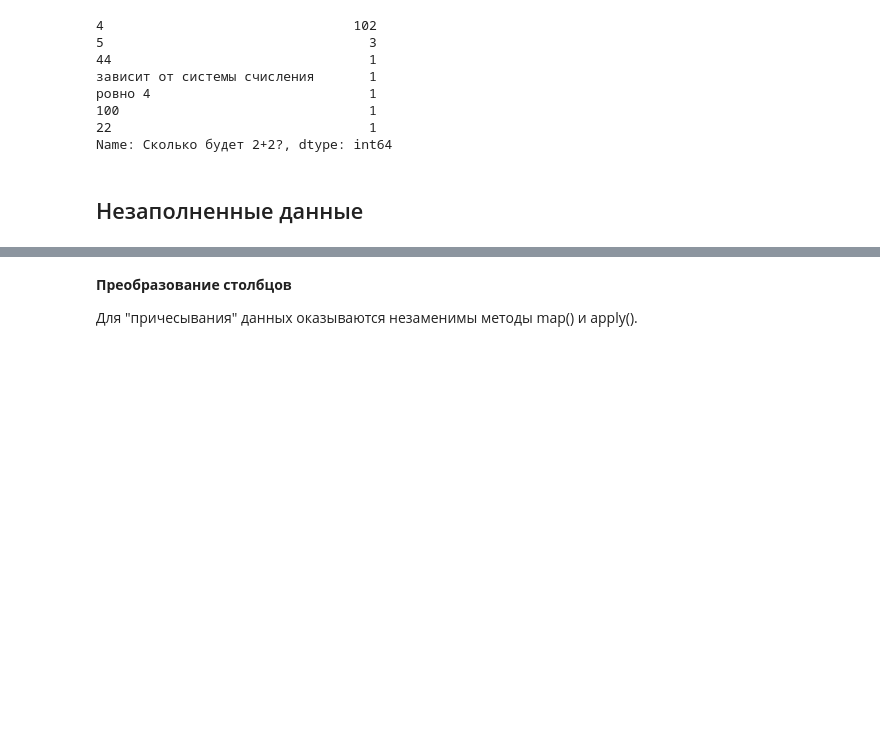
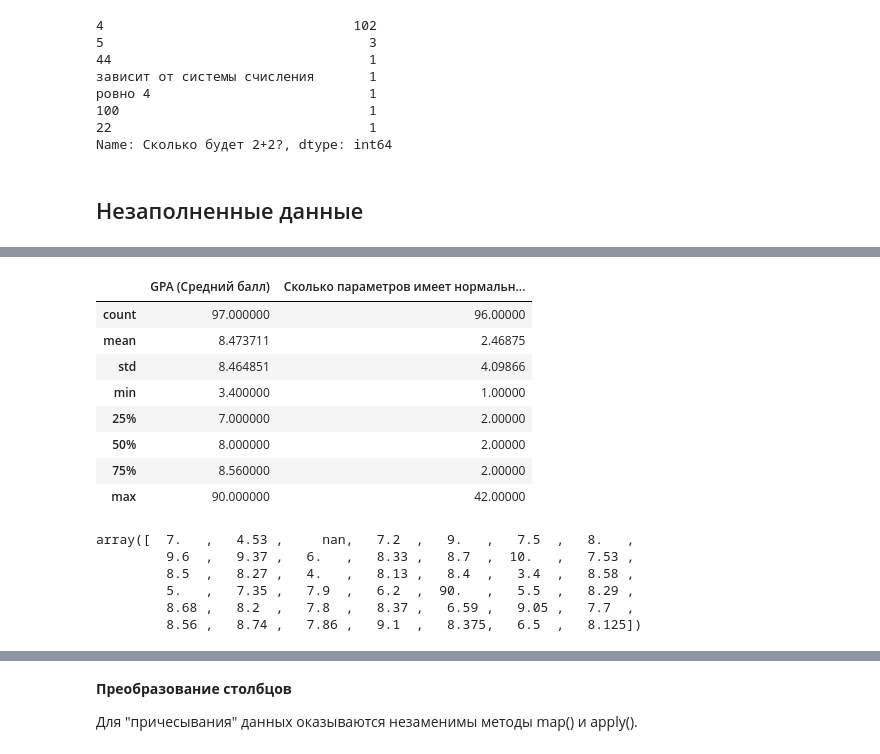
Before and after one commit to 1gnatov/ML_DM_HSE_minor, a Jupyter notebook: module2_data_analysis_notebooks/seminar02_pandas_visual/seminar02_practice_minor_poll.ipynb, the cells around one changed output, grey strips where cells are left out. Saved outputs shown, nothing was run; the diff lists cells and outputs as text; code cells hidden in the pictures; blank space fills up the shorter version.

```diff
--- a/module2_data_analysis_notebooks/seminar02_pandas_visual/seminar02_practice_minor_poll.ipynb
+++ b/module2_data_analysis_notebooks/seminar02_pandas_visual/seminar02_practice_minor_poll.ipynb
@@ -134,0 +195,21 @@ Name: Сколько будет 2+2?, dtype: int64
+# %%
+data.describe()
+# %% [output]
+|  | GPA (Средний балл) | Сколько параметров имеет нормальн... |
+| count | 97.000000 | 96.00000 |
+| mean | 8.473711 | 2.46875 |
+| std | 8.464851 | 4.09866 |
+| min | 3.400000 | 1.00000 |
+| 25% | 7.000000 | 2.00000 |
+| 50% | 8.000000 | 2.00000 |
+| 75% | 8.560000 | 2.00000 |
+| max | 90.000000 | 42.00000 |
+# %%
+data['GPA (Средний балл)'].unique()
+# %% [output]
+array([  7.   ,   4.53 ,     nan,   7.2  ,   9.   ,   7.5  ,   8.   ,
+         9.6  ,   9.37 ,   6.   ,   8.33 ,   8.7  ,  10.   ,   7.53 ,
+         8.5  ,   8.27 ,   4.   ,   8.13 ,   8.4  ,   3.4  ,   8.58 ,
+         5.   ,   7.35 ,   7.9  ,   6.2  ,  90.   ,   5.5  ,   8.29 ,
+         8.68 ,   8.2  ,   7.8  ,   8.37 ,   6.59 ,   9.05 ,   7.7  ,
+         8.56 ,   8.74 ,   7.86 ,   9.1  ,   8.375,   6.5  ,   8.125])
```
Also changed, not shown: parts of 15 cells of this notebook, 4 other files.
